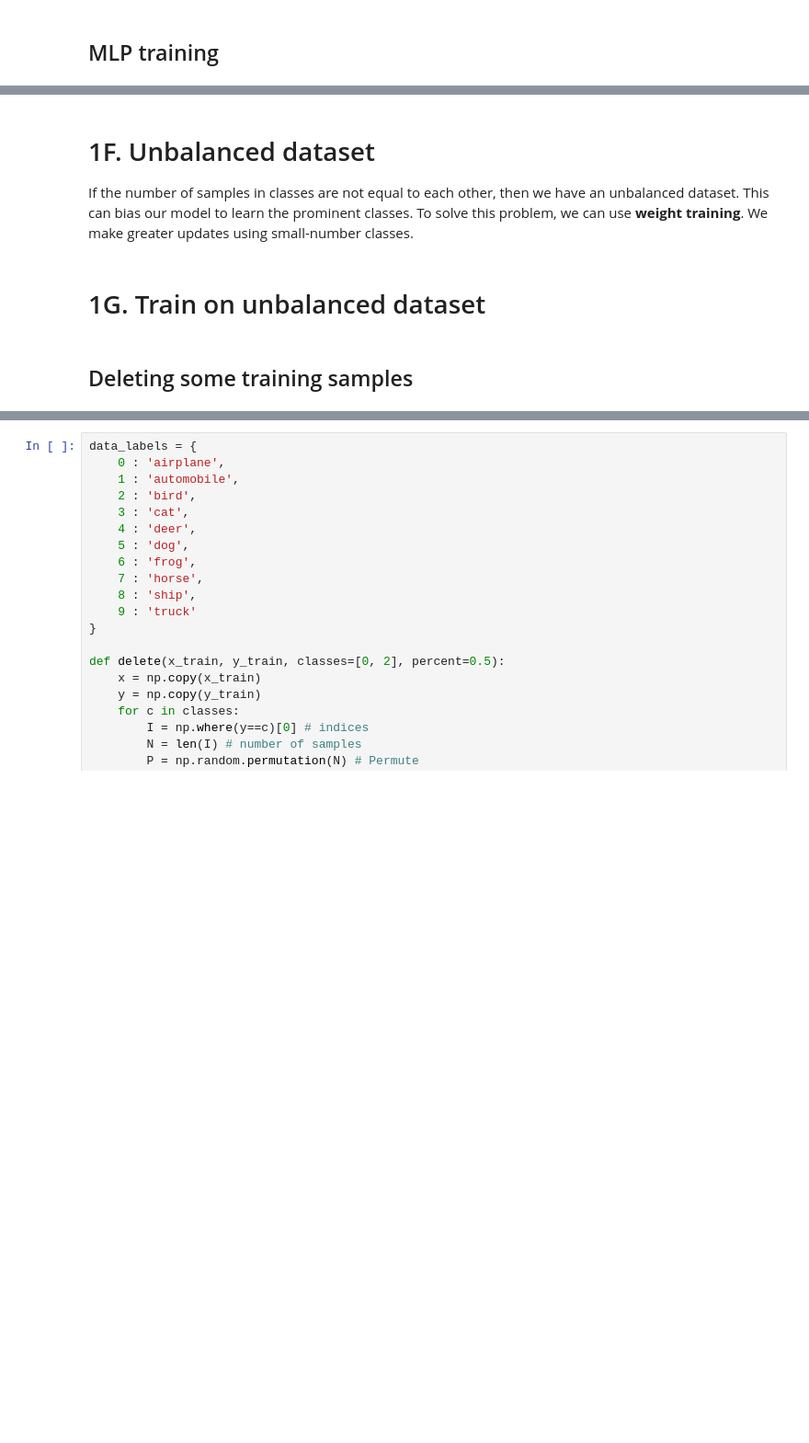
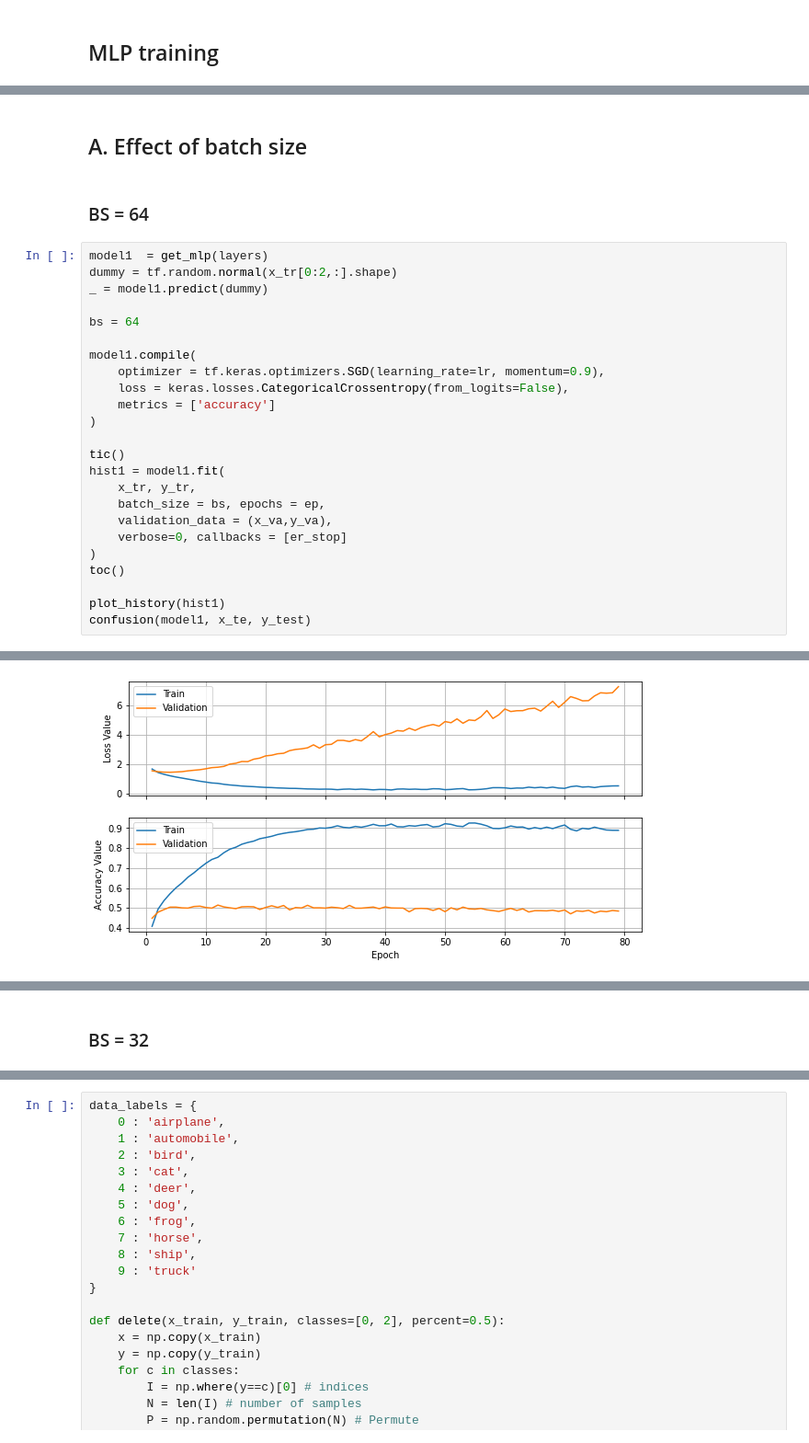
Before and after one commit to Pooria90/CIFAR-10, a Jupyter notebook: main.ipynb, the cells around one changed output, grey strips where cells are left out. Shown at 92% size. Saved outputs shown, nothing was run; the diff lists cells and outputs as text; blank space fills up the shorter version.

```diff
--- a/main.ipynb
+++ b/main.ipynb
@@ -568,7 +268,29 @@ weighted avg       0.56      0.54      0.55     10000
-# %% [markdown]
-# 1F. Unbalanced dataset
-If the number of samples in classes are not equal to each other, then we have an unbalanced dataset. This can bias our model to learn the prominent classes. To solve this problem, we can use **weight training**. We make greater updates using small-number classes.
-# %% [markdown]
-# 1G. Train on unbalanced dataset
-# %% [markdown]
-## Deleting some training samples
+# %% [markdown]
+## A. Effect of batch size
+# %% [markdown]
+### BS = 64
+# %%
+model1  = get_mlp(layers)
+dummy = tf.random.normal(x_tr[0:2,:].shape)
+_ = model1.predict(dummy)
+
+bs = 64
+
+model1.compile(
+    optimizer = tf.keras.optimizers.SGD(learning_rate=lr, momentum=0.9),
+    loss = keras.losses.CategoricalCrossentropy(from_logits=False),
+    metrics = ['accuracy']
+)
+
+tic()
+hist1 = model1.fit(
+    x_tr, y_tr,
+    batch_size = bs, epochs = ep,
+    validation_data = (x_va,y_va),
+    verbose=0, callbacks = [er_stop]
+)
+toc()
+
+plot_history(hist1)
+confusion(model1, x_te, y_test)
+# %% [output]
@@ -574,0 +298 @@ If the number of samples in classes are not equal to each other, then we have an
+[figure, added]
@@ -574,0 +302,2 @@ If the number of samples in classes are not equal to each other, then we have an
+# %% [markdown]
+### BS = 32
```
Also changed, not shown: parts of 72 cells of this notebook.
